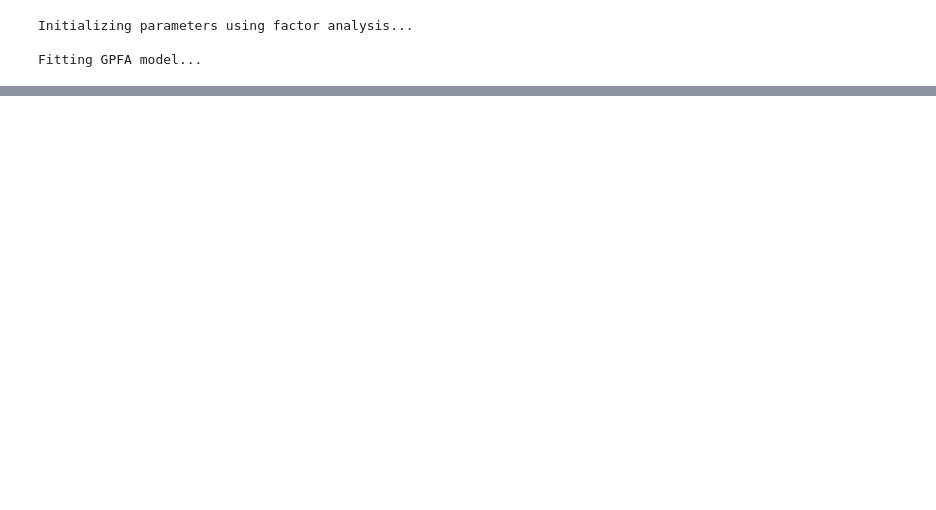
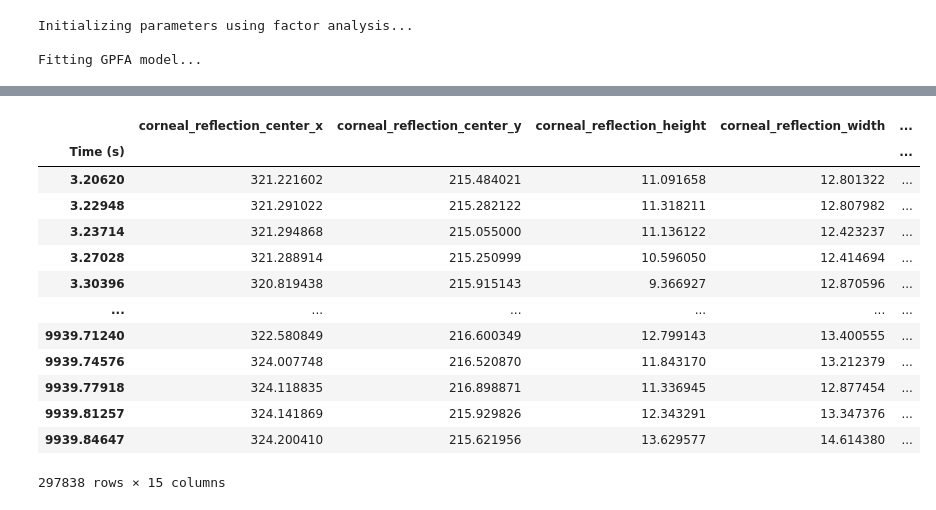
Before and after one commit to mwalden00/mlp-aardvark, a Jupyter notebook: notebooks/ecephys-access-storage-and-gpfa.ipynb, the cells around one changed output, grey strips where cells are left out. Drawn from its saved outputs; the diff is of its cells as text; code cells hidden in the pictures; blank space fills up the shorter version.

```diff
--- a/notebooks/ecephys-access-storage-and-gpfa.ipynb
+++ b/notebooks/ecephys-access-storage-and-gpfa.ipynb
@@ -369,0 +650,17 @@ times
+# %%
+session.get_pupil_data()
+# %% [output]
+|  | corneal_reflection_center_x | corneal_reflection_center_y | corneal_reflection_height | corneal_reflection_width | ... |
+| Time (s) |  |  |  |  | ... |
+| 3.20620 | 321.221602 | 215.484021 | 11.091658 | 12.801322 | ... |
+| 3.22948 | 321.291022 | 215.282122 | 11.318211 | 12.807982 | ... |
+| 3.23714 | 321.294868 | 215.055000 | 11.136122 | 12.423237 | ... |
+| 3.27028 | 321.288914 | 215.250999 | 10.596050 | 12.414694 | ... |
+| 3.30396 | 320.819438 | 215.915143 | 9.366927 | 12.870596 | ... |
+| ... | ... | ... | ... | ... | ... |
+| 9939.71240 | 322.580849 | 216.600349 | 12.799143 | 13.400555 | ... |
+| 9939.74576 | 324.007748 | 216.520870 | 11.843170 | 13.212379 | ... |
+| 9939.77918 | 324.118835 | 216.898871 | 11.336945 | 12.877454 | ... |
+| 9939.81257 | 324.141869 | 215.929826 | 12.343291 | 13.347376 | ... |
+| 9939.84647 | 324.200410 | 215.621956 | 13.629577 | 14.614380 | ... |
+297838 rows × 15 columns
```
Also changed, not shown: parts of 33 cells of this notebook.
